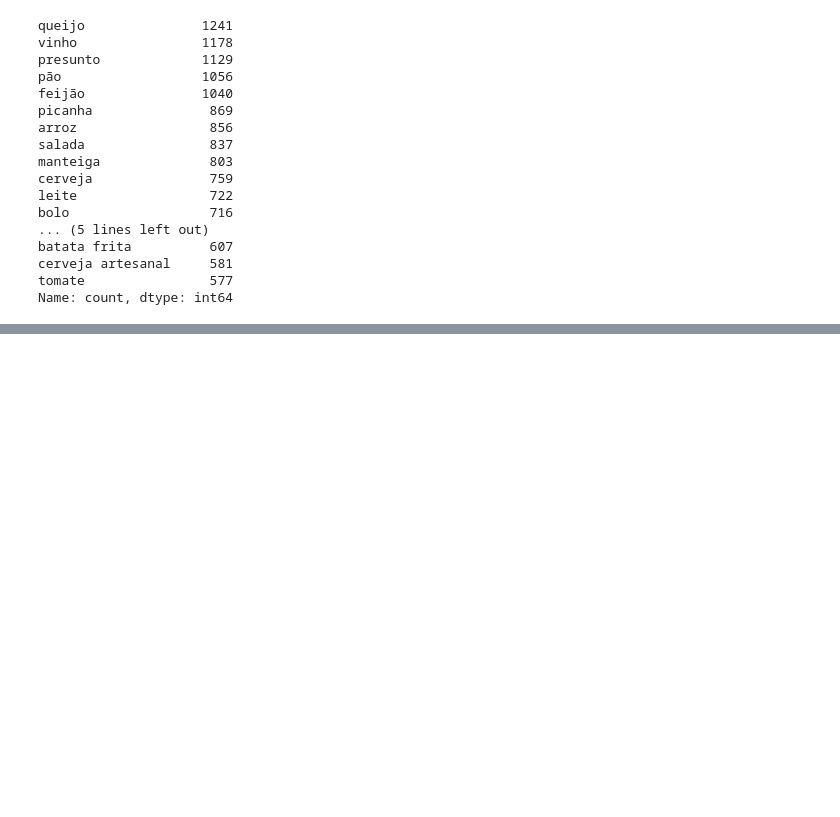
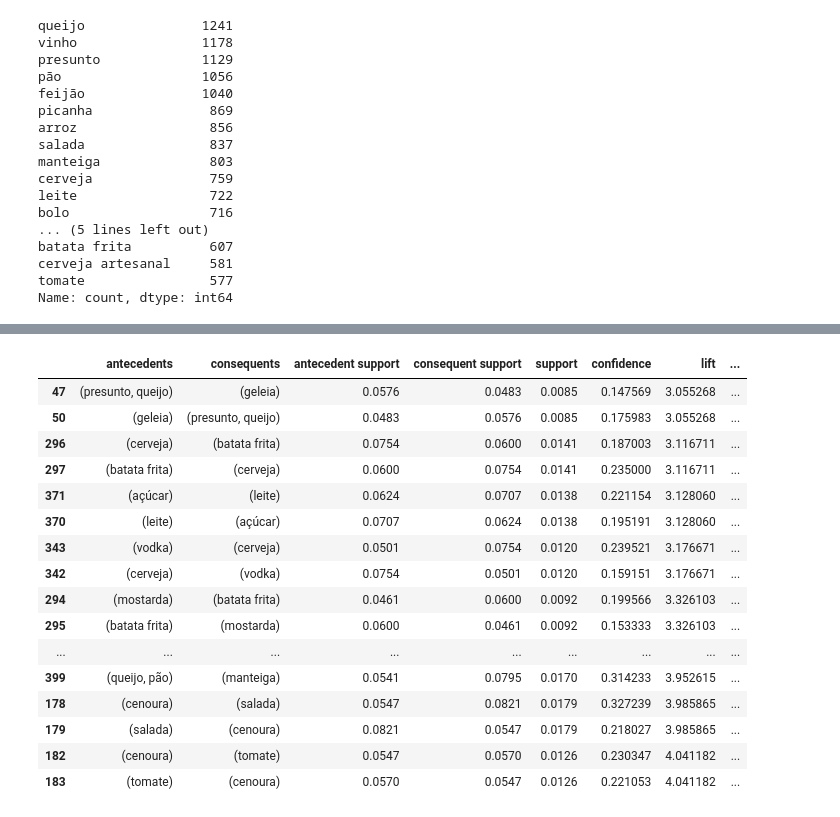
Before and after one commit to gustavoc04/AtividadeRegressaoLogistica, a Jupyter notebook: MineracaoRegrasAssociacao/analiseCompras.ipynb, the cells around one changed output, grey strips where cells are left out. Saved outputs shown, nothing was run; the diff lists cells and outputs as text; code cells hidden in the pictures; blank space fills up the shorter version.

```diff
--- a/MineracaoRegrasAssociacao/analiseCompras.ipynb
+++ b/MineracaoRegrasAssociacao/analiseCompras.ipynb
@@ -137,0 +137,21 @@ rules.head(10)
+# %%
+rules = rules.sort_values(by='lift', ascending=True)
+rules.head(50)
+# %% [output]
+|  | antecedents | consequents | antecedent support | consequent support | support | confidence | lift | ... |
+| 47 | (presunto, queijo) | (geleia) | 0.0576 | 0.0483 | 0.0085 | 0.147569 | 3.055268 | ... |
+| 50 | (geleia) | (presunto, queijo) | 0.0483 | 0.0576 | 0.0085 | 0.175983 | 3.055268 | ... |
+| 296 | (cerveja) | (batata frita) | 0.0754 | 0.0600 | 0.0141 | 0.187003 | 3.116711 | ... |
+| 297 | (batata frita) | (cerveja) | 0.0600 | 0.0754 | 0.0141 | 0.235000 | 3.116711 | ... |
+| 371 | (açúcar) | (leite) | 0.0624 | 0.0707 | 0.0138 | 0.221154 | 3.128060 | ... |
+| 370 | (leite) | (açúcar) | 0.0707 | 0.0624 | 0.0138 | 0.195191 | 3.128060 | ... |
+| 343 | (vodka) | (cerveja) | 0.0501 | 0.0754 | 0.0120 | 0.239521 | 3.176671 | ... |
+| 342 | (cerveja) | (vodka) | 0.0754 | 0.0501 | 0.0120 | 0.159151 | 3.176671 | ... |
+| 294 | (mostarda) | (batata frita) | 0.0461 | 0.0600 | 0.0092 | 0.199566 | 3.326103 | ... |
+| 295 | (batata frita) | (mostarda) | 0.0600 | 0.0461 | 0.0092 | 0.153333 | 3.326103 | ... |
+| ... | ... | ... | ... | ... | ... | ... | ... | ... |
+| 399 | (queijo, pão) | (manteiga) | 0.0541 | 0.0795 | 0.0170 | 0.314233 | 3.952615 | ... |
+| 178 | (cenoura) | (salada) | 0.0547 | 0.0821 | 0.0179 | 0.327239 | 3.985865 | ... |
+| 179 | (salada) | (cenoura) | 0.0821 | 0.0547 | 0.0179 | 0.218027 | 3.985865 | ... |
+| 182 | (cenoura) | (tomate) | 0.0547 | 0.0570 | 0.0126 | 0.230347 | 4.041182 | ... |
+| 183 | (tomate) | (cenoura) | 0.0570 | 0.0547 | 0.0126 | 0.221053 | 4.041182 | ... |
```
Also changed, not shown: parts of 6 cells of this notebook.
